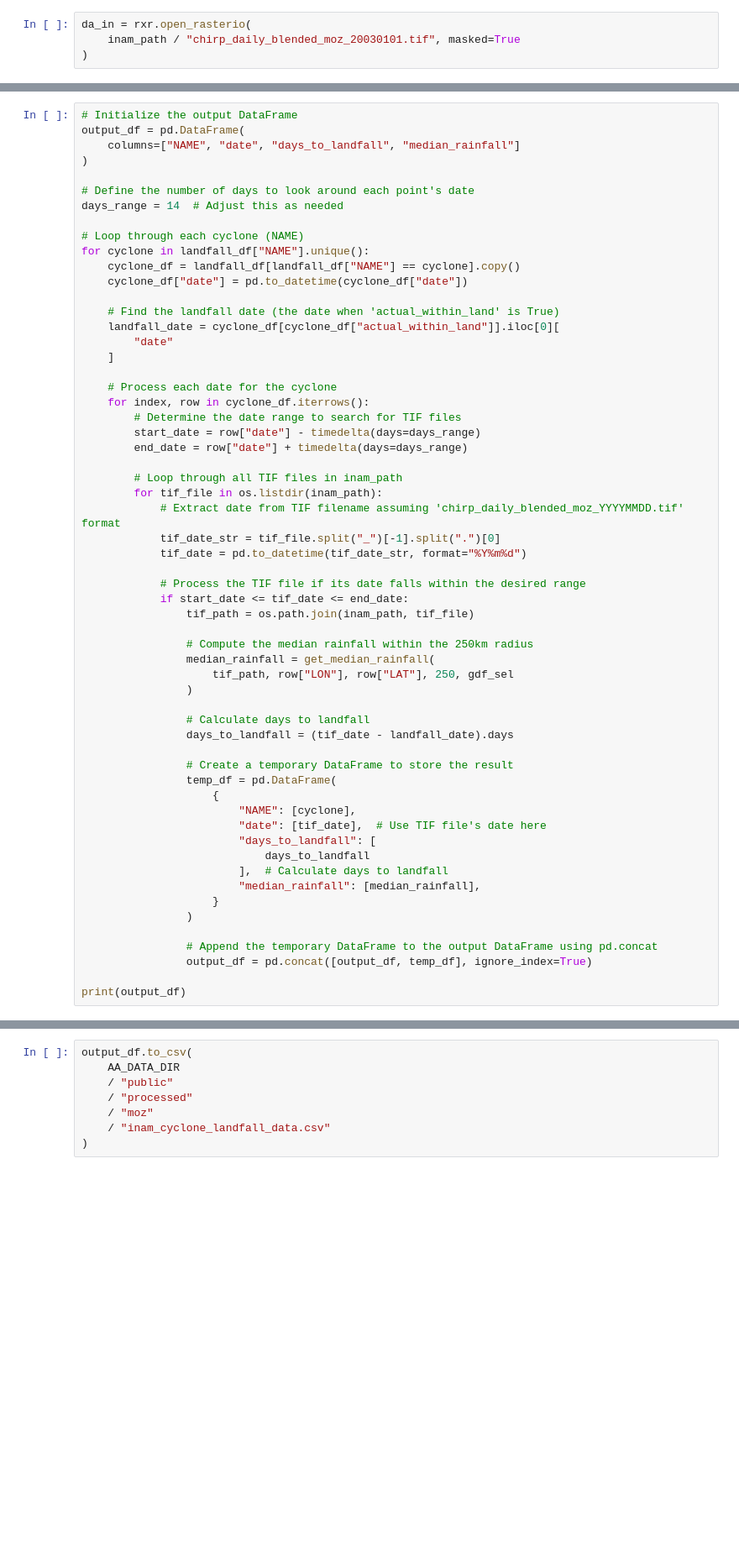
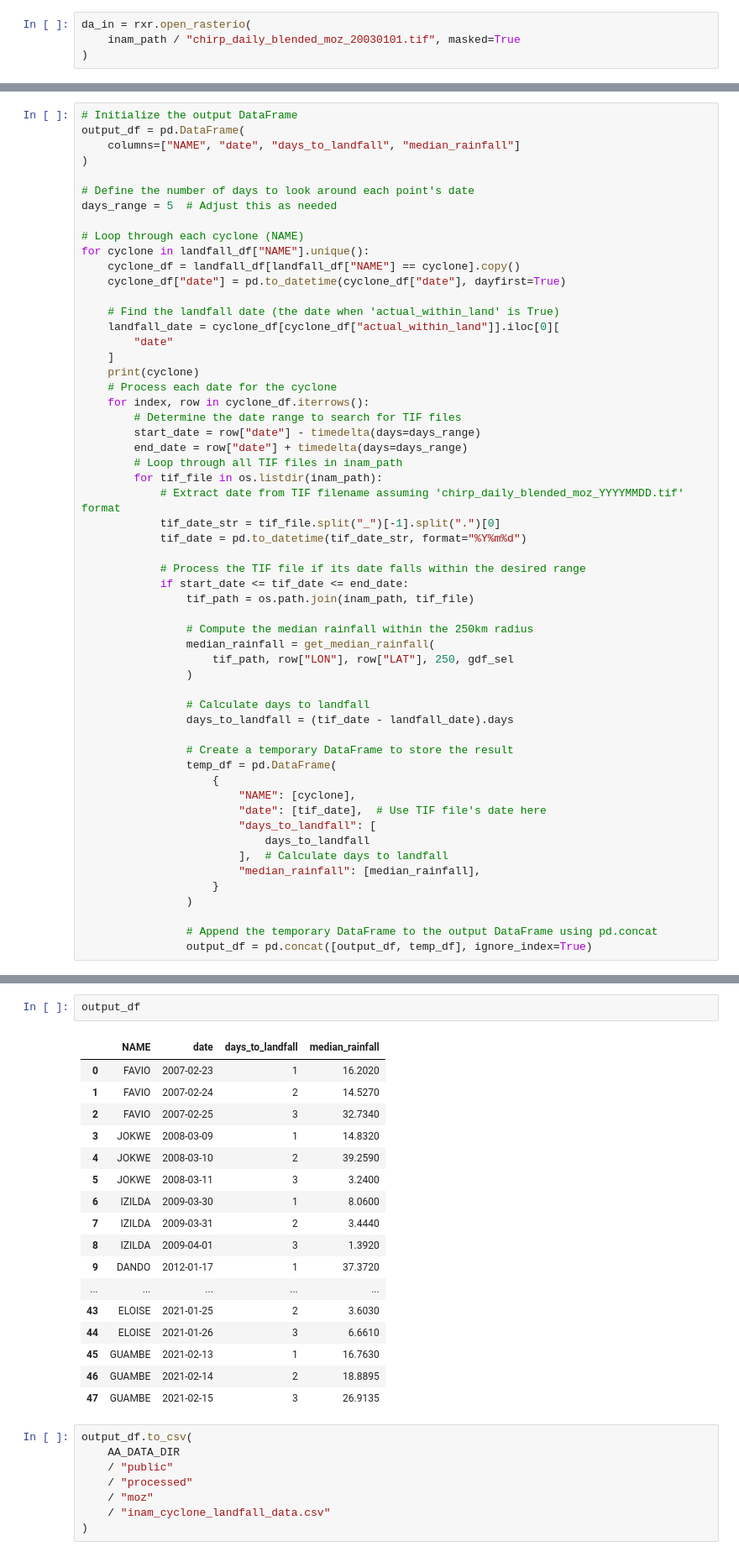
Before and after one commit to OCHA-DAP/ds-aa-moz-cyclones, a Jupyter notebook: analysis/03.3_processing_inam_rainfall_data.ipynb, the cells around one changed output, grey strips where cells are left out. Shown at 84% size. Drawn from its saved outputs; the diff is of its cells as text; blank space fills up the shorter version.

Commit message:
fixing the rainfall processing

```diff
--- a/analysis/03.3_processing_inam_rainfall_data.ipynb
+++ b/analysis/03.3_processing_inam_rainfall_data.ipynb
@@ -143,24 +143,23 @@ output_df = pd.DataFrame(
 )
 
 # Define the number of days to look around each point's date
-days_range = 14  # Adjust this as needed
+days_range = 5  # Adjust this as needed
 
 # Loop through each cyclone (NAME)
 for cyclone in landfall_df["NAME"].unique():
     cyclone_df = landfall_df[landfall_df["NAME"] == cyclone].copy()
-    cyclone_df["date"] = pd.to_datetime(cyclone_df["date"])
+    cyclone_df["date"] = pd.to_datetime(cyclone_df["date"], dayfirst=True)
 
     # Find the landfall date (the date when 'actual_within_land' is True)
     landfall_date = cyclone_df[cyclone_df["actual_within_land"]].iloc[0][
         "date"
     ]
-
+    print(cyclone)
     # Process each date for the cyclone
     for index, row in cyclone_df.iterrows():
         # Determine the date range to search for TIF files
         start_date = row["date"] - timedelta(days=days_range)
         end_date = row["date"] + timedelta(days=days_range)
-
         # Loop through all TIF files in inam_path
         for tif_file in os.listdir(inam_path):
             # Extract date from TIF filename assuming 'chirp_daily_blended_moz_YYYYMMDD.tif' format
@@ -193,6 +192,4 @@ for cyclone in landfall_df["NAME"].unique():
 
                 # Append the temporary DataFrame to the output DataFrame using pd.concat
                 output_df = pd.concat([output_df, temp_df], ignore_index=True)
-
-print(output_df)
 # %% [output]
@@ -216,3 +213,23 @@ print(output_df)
+# %%
+output_df
+# %% [output]
+|  | NAME | date | days_to_landfall | median_rainfall |
+| 0 | FAVIO | 2007-02-23 | 1 | 16.2020 |
+| 1 | FAVIO | 2007-02-24 | 2 | 14.5270 |
+| 2 | FAVIO | 2007-02-25 | 3 | 32.7340 |
+| 3 | JOKWE | 2008-03-09 | 1 | 14.8320 |
+| 4 | JOKWE | 2008-03-10 | 2 | 39.2590 |
+| 5 | JOKWE | 2008-03-11 | 3 | 3.2400 |
+| 6 | IZILDA | 2009-03-30 | 1 | 8.0600 |
+| 7 | IZILDA | 2009-03-31 | 2 | 3.4440 |
+| 8 | IZILDA | 2009-04-01 | 3 | 1.3920 |
+| 9 | DANDO | 2012-01-17 | 1 | 37.3720 |
+| ... | ... | ... | ... | ... |
+| 43 | ELOISE | 2021-01-25 | 2 | 3.6030 |
+| 44 | ELOISE | 2021-01-26 | 3 | 6.6610 |
+| 45 | GUAMBE | 2021-02-13 | 1 | 16.7630 |
+| 46 | GUAMBE | 2021-02-14 | 2 | 18.8895 |
+| 47 | GUAMBE | 2021-02-15 | 3 | 26.9135 |
 # %%
 output_df.to_csv(
     AA_DATA_DIR
```
Also changed, not shown: parts of 4 cells of this notebook.
